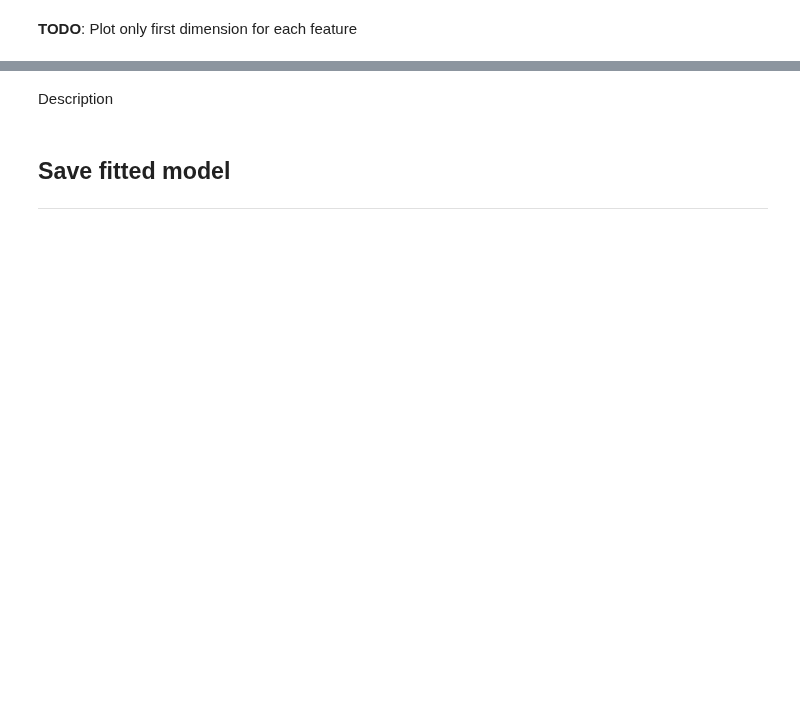
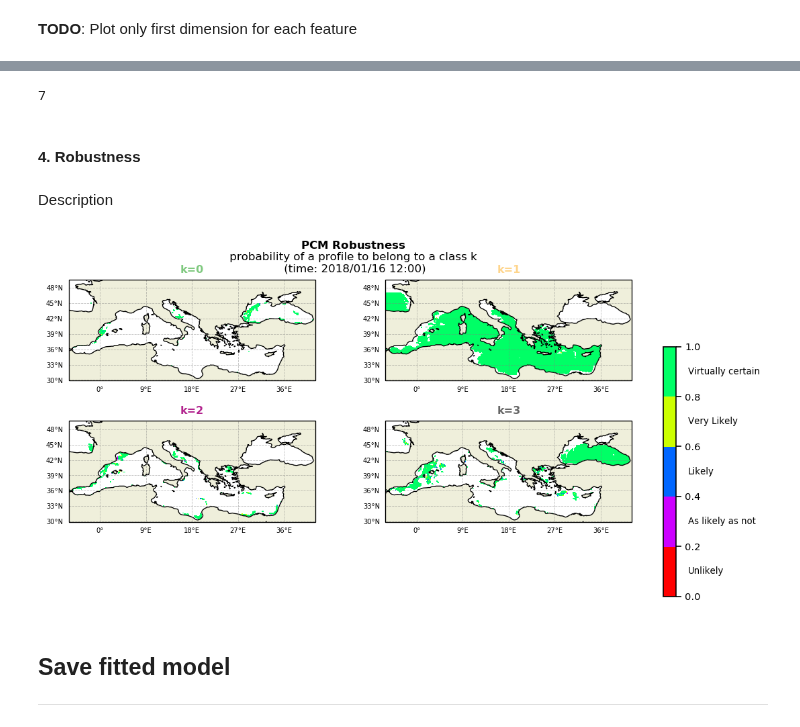
Before and after one commit to euroargodev/BlueCloud, a Jupyter notebook: Develop_PCM_model.ipynb, the cells around one changed output, grey strips where cells are left out. Drawn from its saved outputs; the diff is of its cells as text; code cells hidden in the pictures; blank space fills up the shorter version.

```diff
--- a/Develop_PCM_model.ipynb
+++ b/Develop_PCM_model.ipynb
@@ -160,29 +145,0 @@ __BIC__
-# %%
-#### using all dataset
-
-import time
-start = time.time()
-
-#only one snapshot for the moment
-dsp = ds.isel(time=0)
-
-# Since we have more observations than the maximum independant sample size,
-# we can run several BIC computations
-kmax = 20
-#Nrun = 1
-Nrun = 10
-BIC = np.zeros((kmax,Nrun))
-
-for run in range(Nrun):
-    print(run)
-    for k in range(kmax):
-        #print(k)
-        #create model
-        m = pcm(K=k+1, features=pcm_features)
-        #fit model
-        m.fit(dsp, features=features_in_ds, dim=z_dim)
-        #calculate BIC
-        BIC[k,run] = m.bic(dsp, features=features_in_ds, dim=z_dim)
-
-end = time.time()
-print((end - start)/60)
@@ -456,12 +316,22 @@ __Robustness__
+# %%
+op_classes = np.argmin(BICmean)+1
+op_classes
+# %% [output]
+7
+# %% [markdown]
+#### __4. Robustness__
 # %% [markdown]
 Description
 # %%
+m.fit(ds, features=features_in_ds, dim=z_dim);
 m.predict_proba(ds, features=features_in_ds, dim=z_dim, inplace=True);
 ds.pyxpcm.robustness(m, inplace=True)
 ds.pyxpcm.robustness_digit(m, inplace=True)
 # %%
 P = Plotter(ds, m)
-P.plot_robustness(time_slice=7)
+P.plot_robustness(time_slice="2018-01-01")
+# %% [output]
+[figure, added]
 # %% [markdown]
 ## Save fitted model
 ***
```
Also changed, not shown: parts of 24 cells of this notebook, 5 other files.
